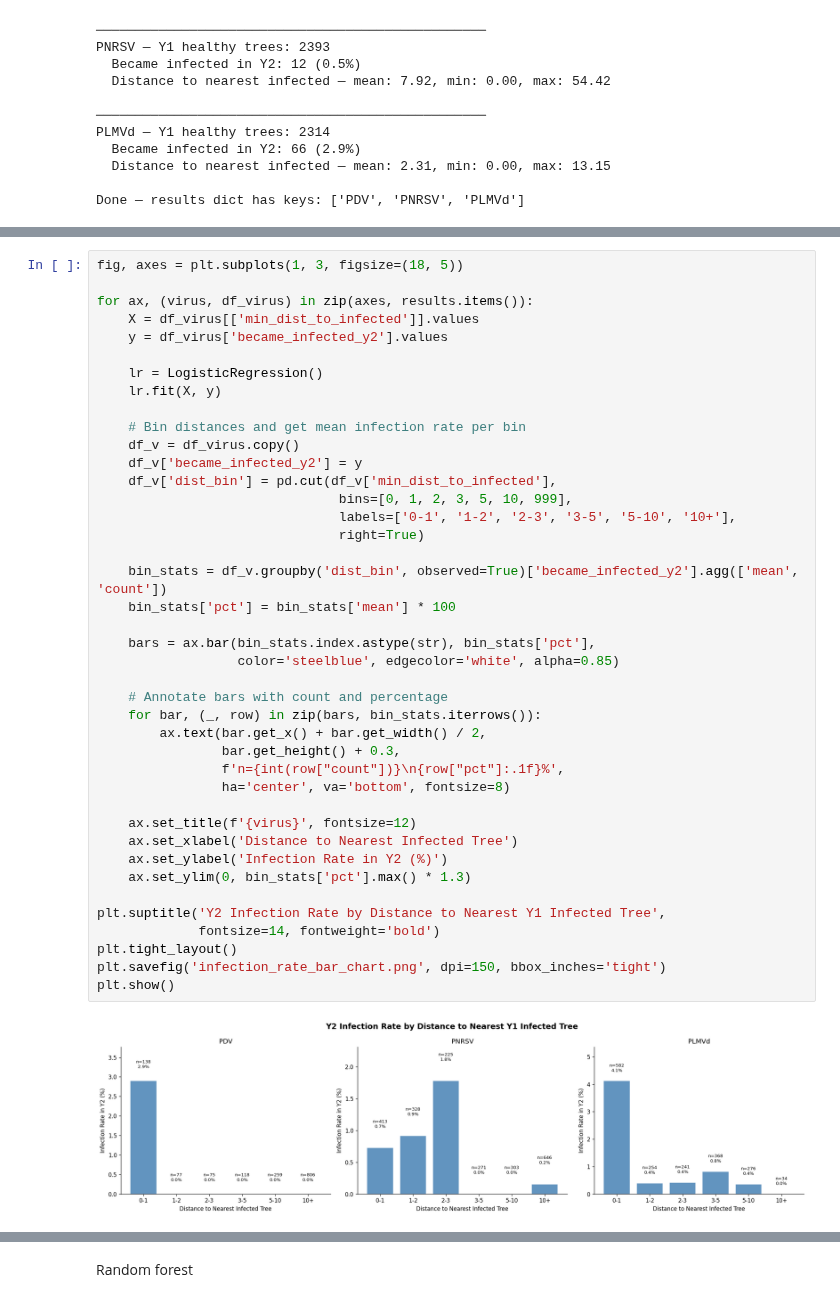
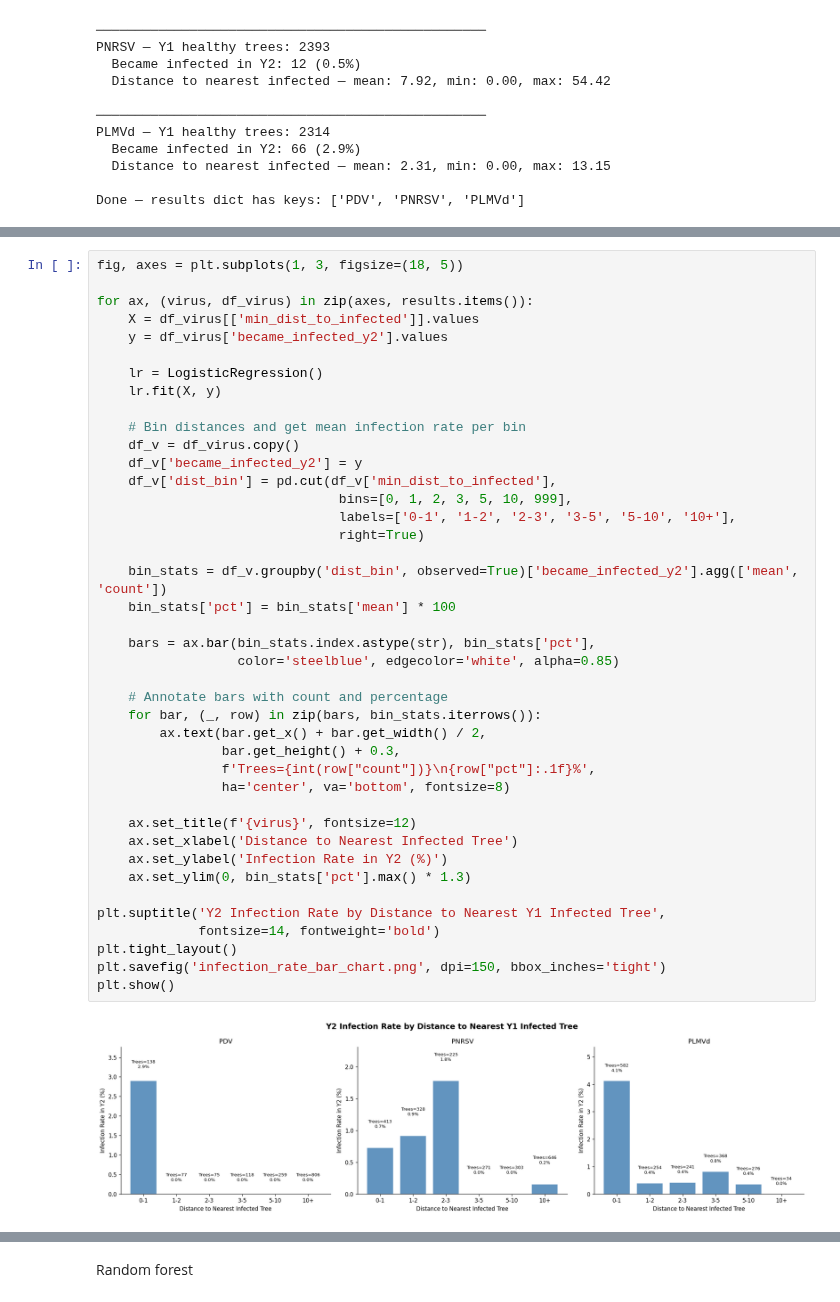
Before and after one commit to emmaabraham04/S26-CPSC4300-Final-Project, a Jupyter notebook: test.ipynb, the cells around one changed output, grey strips where cells are left out. Saved outputs shown, nothing was run; the diff lists cells and outputs as text.

```diff
--- a/test.ipynb
+++ b/test.ipynb
@@ -1088,32 +1093,32 @@ for ax, (virus, df_virus) in zip(axes, results.items()):
     df_v = df_virus.copy()
     df_v['became_infected_y2'] = y
     df_v['dist_bin'] = pd.cut(df_v['min_dist_to_infected'],
                                bins=[0, 1, 2, 3, 5, 10, 999],
                                labels=['0-1', '1-2', '2-3', '3-5', '5-10', '10+'],
                                right=True)
 
     bin_stats = df_v.groupby('dist_bin', observed=True)['became_infected_y2'].agg(['mean', 'count'])
     bin_stats['pct'] = bin_stats['mean'] * 100
 
     bars = ax.bar(bin_stats.index.astype(str), bin_stats['pct'],
                   color='steelblue', edgecolor='white', alpha=0.85)
 
     # Annotate bars with count and percentage
     for bar, (_, row) in zip(bars, bin_stats.iterrows()):
         ax.text(bar.get_x() + bar.get_width() / 2,
                 bar.get_height() + 0.3,
-                f'n={int(row["count"])}\n{row["pct"]:.1f}%',
+                f'Trees={int(row["count"])}\n{row["pct"]:.1f}%',
                 ha='center', va='bottom', fontsize=8)
 
     ax.set_title(f'{virus}', fontsize=12)
     ax.set_xlabel('Distance to Nearest Infected Tree')
     ax.set_ylabel('Infection Rate in Y2 (%)')
     ax.set_ylim(0, bin_stats['pct'].max() * 1.3)
 
 plt.suptitle('Y2 Infection Rate by Distance to Nearest Y1 Infected Tree',
              fontsize=14, fontweight='bold')
 plt.tight_layout()
 plt.savefig('infection_rate_bar_chart.png', dpi=150, bbox_inches='tight')
 plt.show()
 # %% [output]
-[figure, old version]
+[figure, new version]
```
Also changed, not shown: parts of 2 cells of this notebook, 2 other files.
